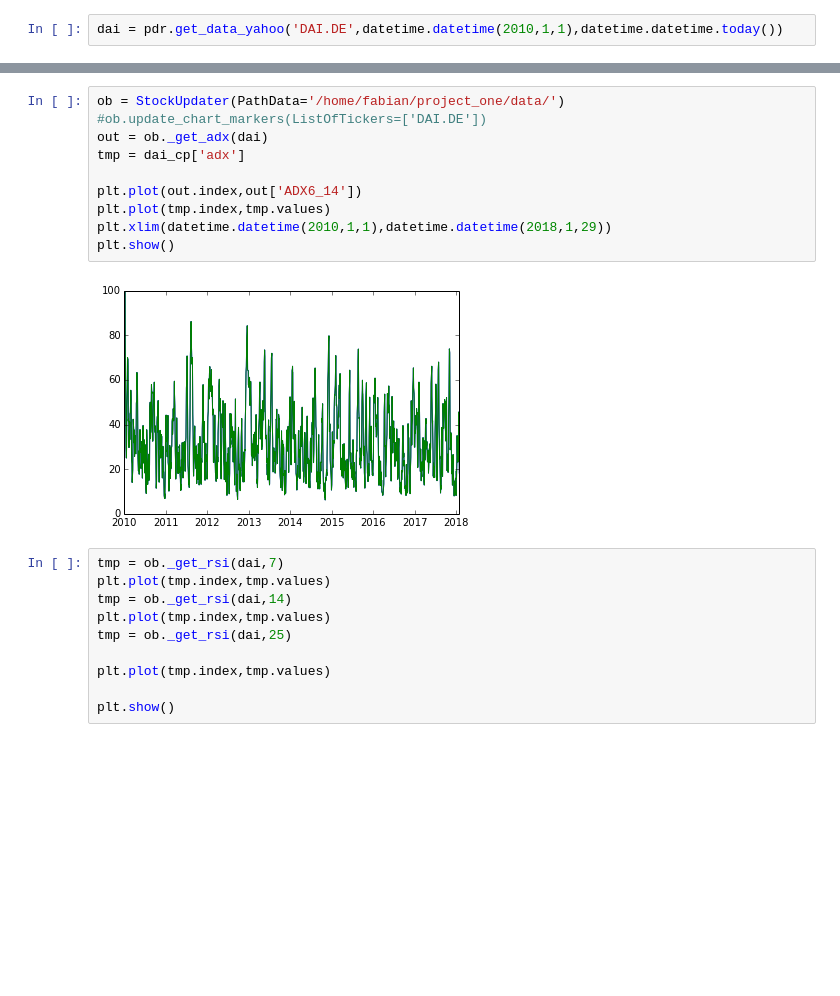
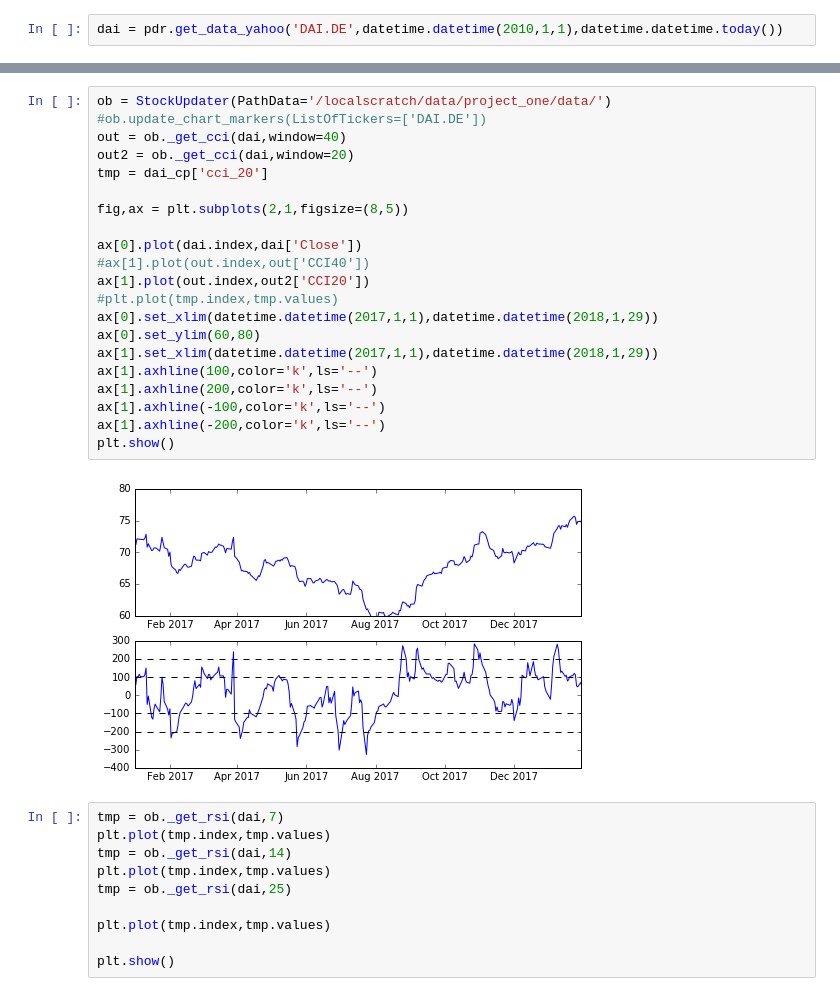
Before and after one commit to fabkno/project_one, a Jupyter notebook: notebooks/chartmarkers.ipynb, the cells around one changed output, grey strips where cells are left out. Saved outputs shown, nothing was run; the diff lists cells and outputs as text; blank space fills up the shorter version.

```diff
--- a/notebooks/chartmarkers.ipynb
+++ b/notebooks/chartmarkers.ipynb
@@ -359,15 +373,26 @@ Name: rsv_14, Length: 2064, dtype: float64
-# %%
-ob = StockUpdater(PathData='/home/fabian/project_one/data/')
-#ob.update_chart_markers(ListOfTickers=['DAI.DE'])
-out = ob._get_adx(dai)
-tmp = dai_cp['adx']
-
-plt.plot(out.index,out['ADX6_14'])
-plt.plot(tmp.index,tmp.values)
-plt.xlim(datetime.datetime(2010,1,1),datetime.datetime(2018,1,29))
-plt.show()
-# %% [output]
-[figure, removed]
+# %%
+ob = StockUpdater(PathData='/localscratch/data/project_one/data/')
+#ob.update_chart_markers(ListOfTickers=['DAI.DE'])
+out = ob._get_cci(dai,window=40)
+out2 = ob._get_cci(dai,window=20)
+tmp = dai_cp['cci_20']
+
+fig,ax = plt.subplots(2,1,figsize=(8,5))
+
+ax[0].plot(dai.index,dai['Close'])
+#ax[1].plot(out.index,out['CCI40'])
+ax[1].plot(out.index,out2['CCI20'])
+#plt.plot(tmp.index,tmp.values)
+ax[0].set_xlim(datetime.datetime(2017,1,1),datetime.datetime(2018,1,29))
+ax[0].set_ylim(60,80)
+ax[1].set_xlim(datetime.datetime(2017,1,1),datetime.datetime(2018,1,29))
+ax[1].axhline(100,color='k',ls='--')
+ax[1].axhline(200,color='k',ls='--')
+ax[1].axhline(-100,color='k',ls='--')
+ax[1].axhline(-200,color='k',ls='--')
+plt.show()
+# %% [output]
+[figure, added]
 # %%
 tmp = ob._get_rsi(dai,7)
 plt.plot(tmp.index,tmp.values)
```
Also changed, not shown: parts of 4 cells of this notebook.
